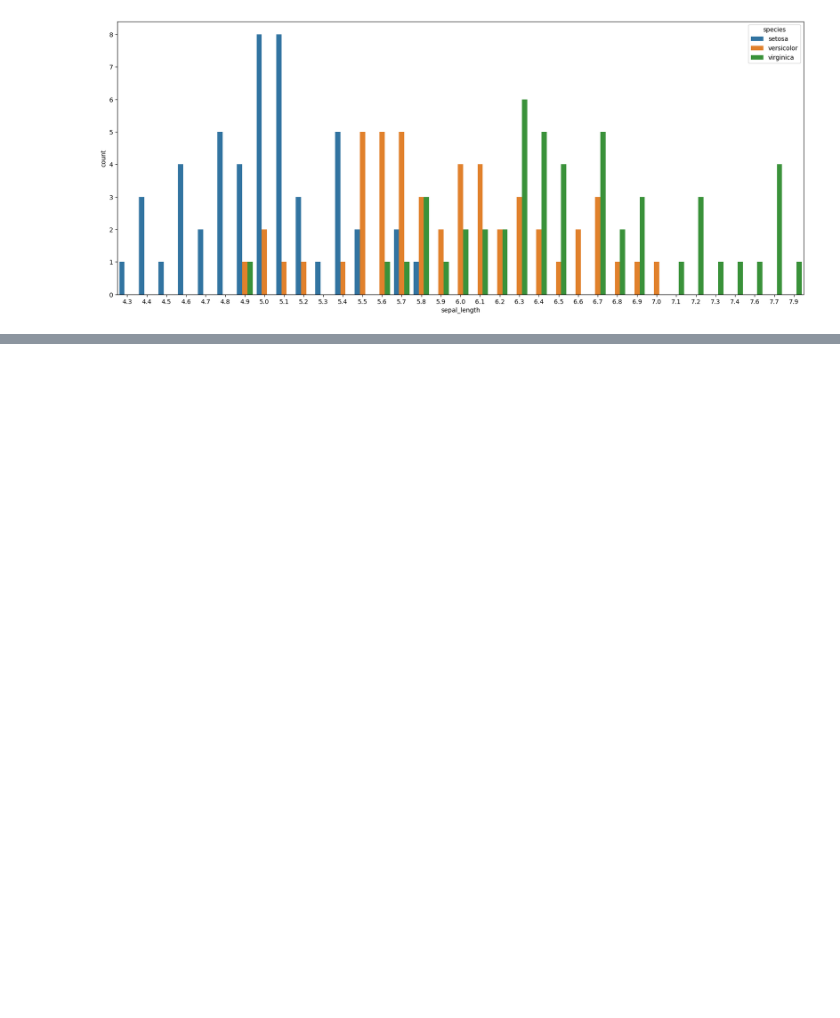
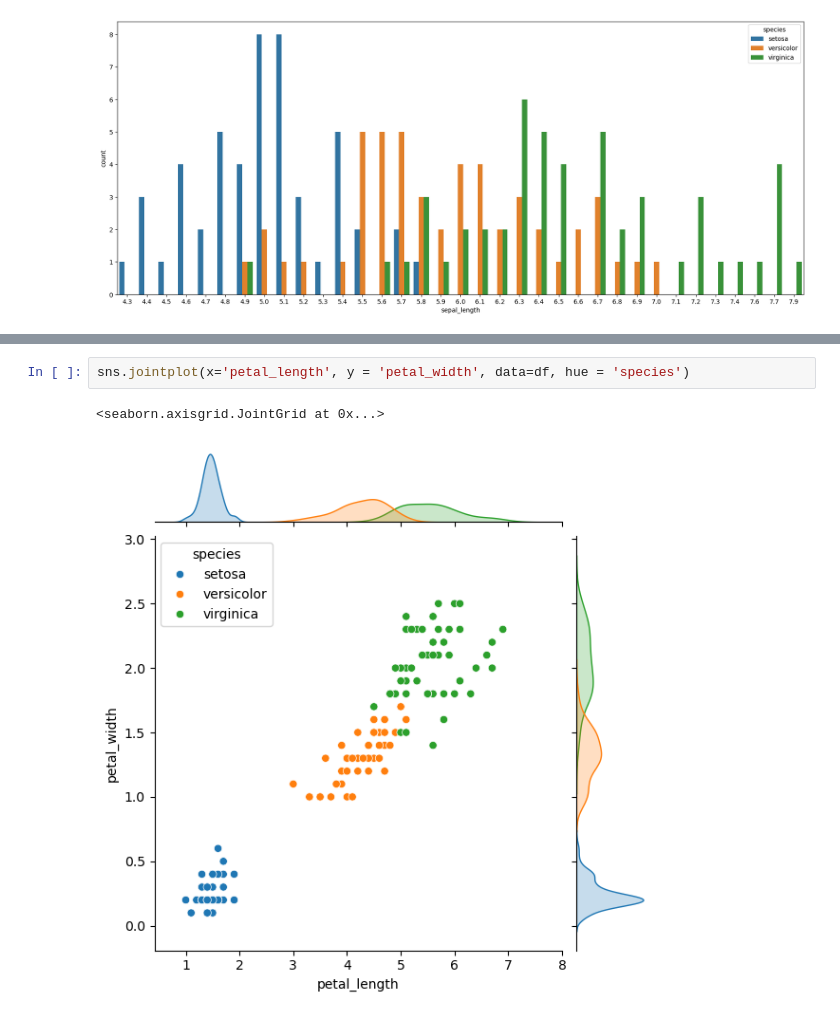
Before and after one commit to rehandbit/Data-Science, a Jupyter notebook: data_visualization/Practice - data visualization.ipynb, the cells around one changed output, grey strips where cells are left out. Saved outputs shown, nothing was run; the diff lists cells and outputs as text; blank space fills up the shorter version.

```diff
--- a/data_visualization/Practice - data visualization.ipynb
+++ b/data_visualization/Practice - data visualization.ipynb
@@ -225,0 +241,5 @@ sns.countplot(data = df, x = 'sepal_length', hue = 'species')
+# %%
+sns.jointplot(x='petal_length', y = 'petal_width', data=df, hue = 'species')
+# %% [output]
+<seaborn.axisgrid.JointGrid at 0x...>
+[figure, added]
```
Also changed, not shown: parts of 17 cells of this notebook.
